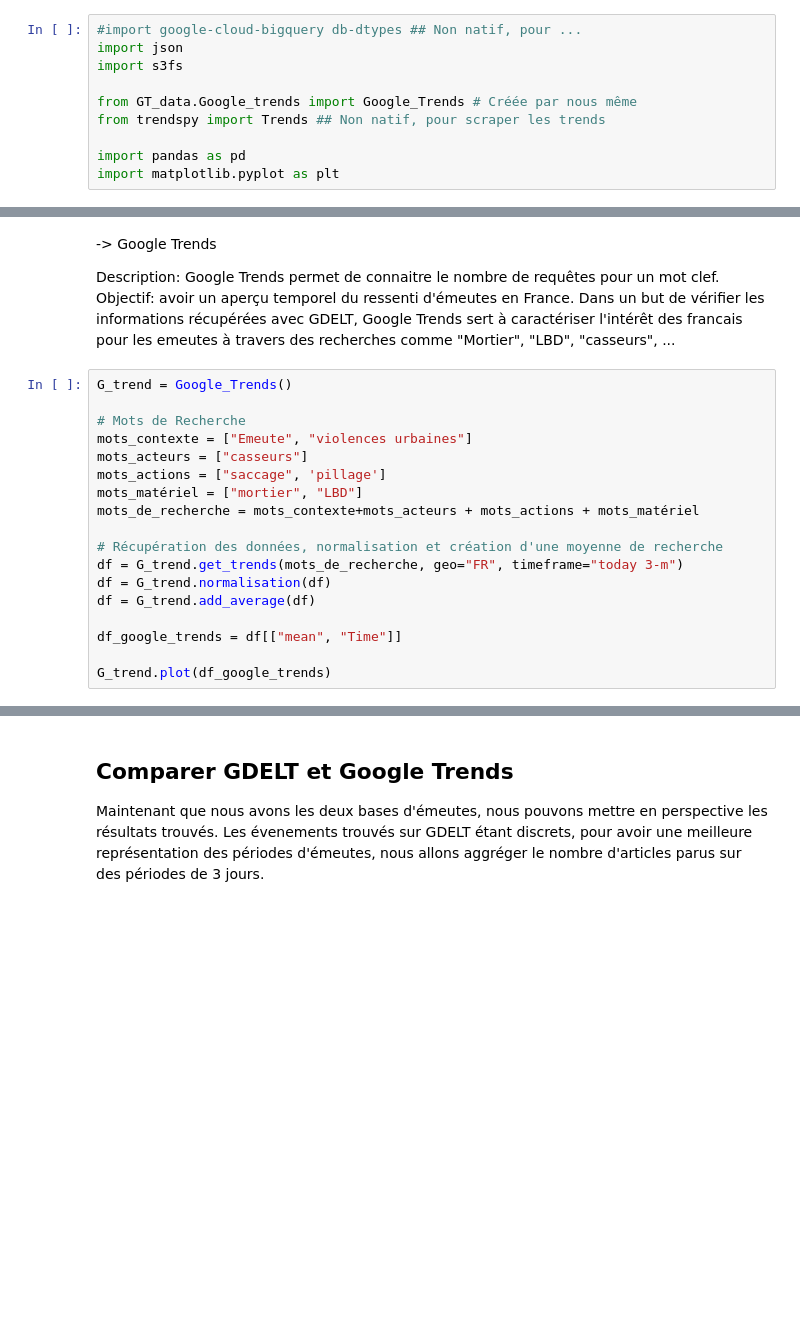
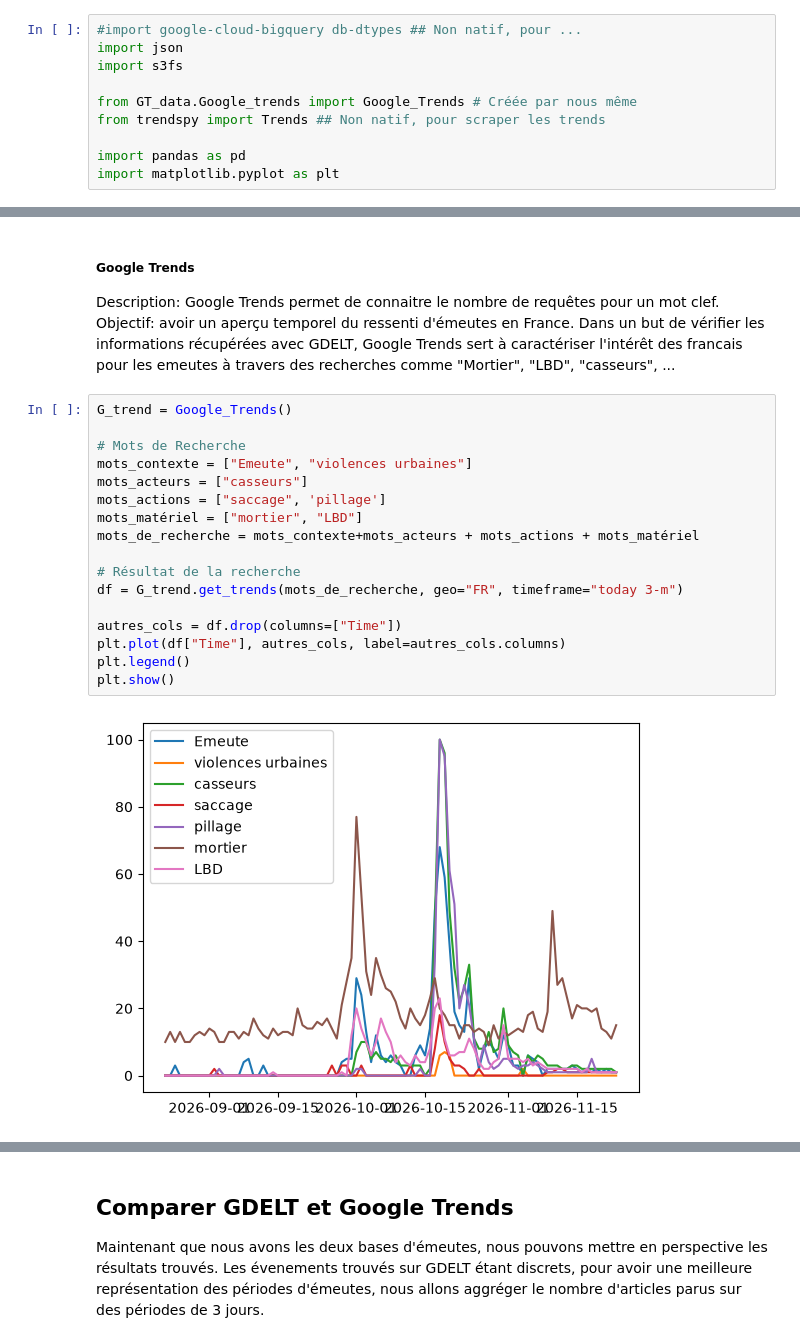
Before and after one commit to mathsomm/Des_chiffres_et_des_emeutes, a Jupyter notebook: Projet_main.ipynb, the cells around one changed output, grey strips where cells are left out. Cells and saved outputs as stored; diff of their text form; blank space fills up the shorter version.

```diff
--- a/Projet_main.ipynb
+++ b/Projet_main.ipynb
@@ -68,6 +73,6 @@ with fs.open(FILE_PATH_S3, 'rb', encoding="utf-8") as file_in:
 # %% [markdown]
 
--> Google Trends
+##### Google Trends
 
 Description: Google Trends permet de connaitre le nombre de requêtes pour un mot clef.
 Objectif: avoir un aperçu temporel du ressenti d'émeutes en France.
@@ -75,18 +80,19 @@ Dans un but de vérifier les informations récupérées avec GDELT, Google Trend
 # %%
 G_trend = Google_Trends()
 
 # Mots de Recherche
 mots_contexte = ["Emeute", "violences urbaines"]
 mots_acteurs = ["casseurs"]
 mots_actions = ["saccage", 'pillage']
 mots_matériel = ["mortier", "LBD"]
 mots_de_recherche = mots_contexte+mots_acteurs + mots_actions + mots_matériel
 
-# Récupération des données, normalisation et création d'une moyenne de recherche
+# Résultat de la recherche
 df = G_trend.get_trends(mots_de_recherche, geo="FR", timeframe="today 3-m")
-df = G_trend.normalisation(df)
-df = G_trend.add_average(df)
 
-df_google_trends = df[["mean", "Time"]]
-
-G_trend.plot(df_google_trends)
+autres_cols = df.drop(columns=["Time"])
+plt.plot(df["Time"], autres_cols, label=autres_cols.columns)
+plt.legend()
+plt.show()
+# %% [output]
+[figure, added]
```
Also changed, not shown: parts of 15 cells of this notebook, 1 other file.
